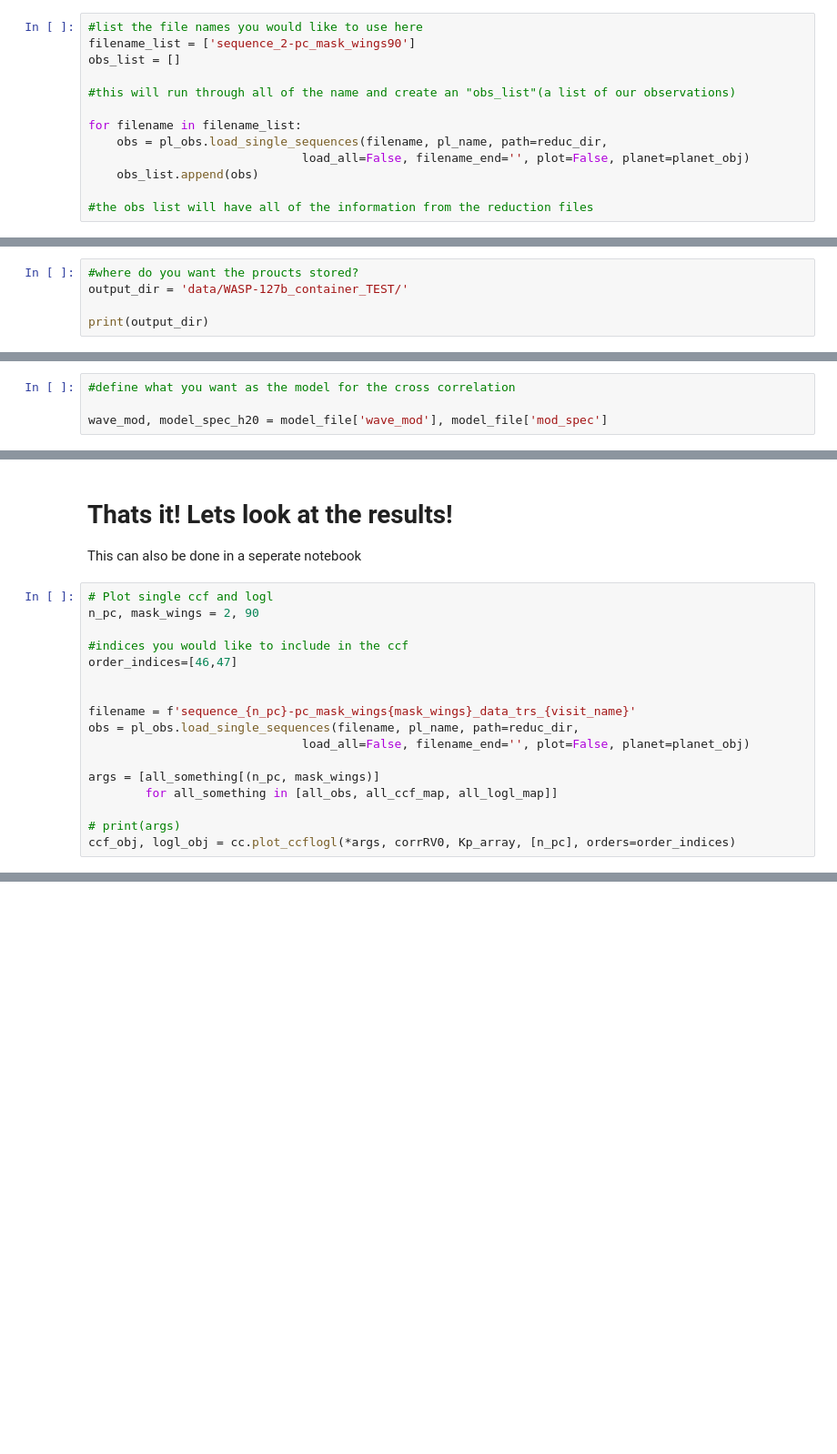
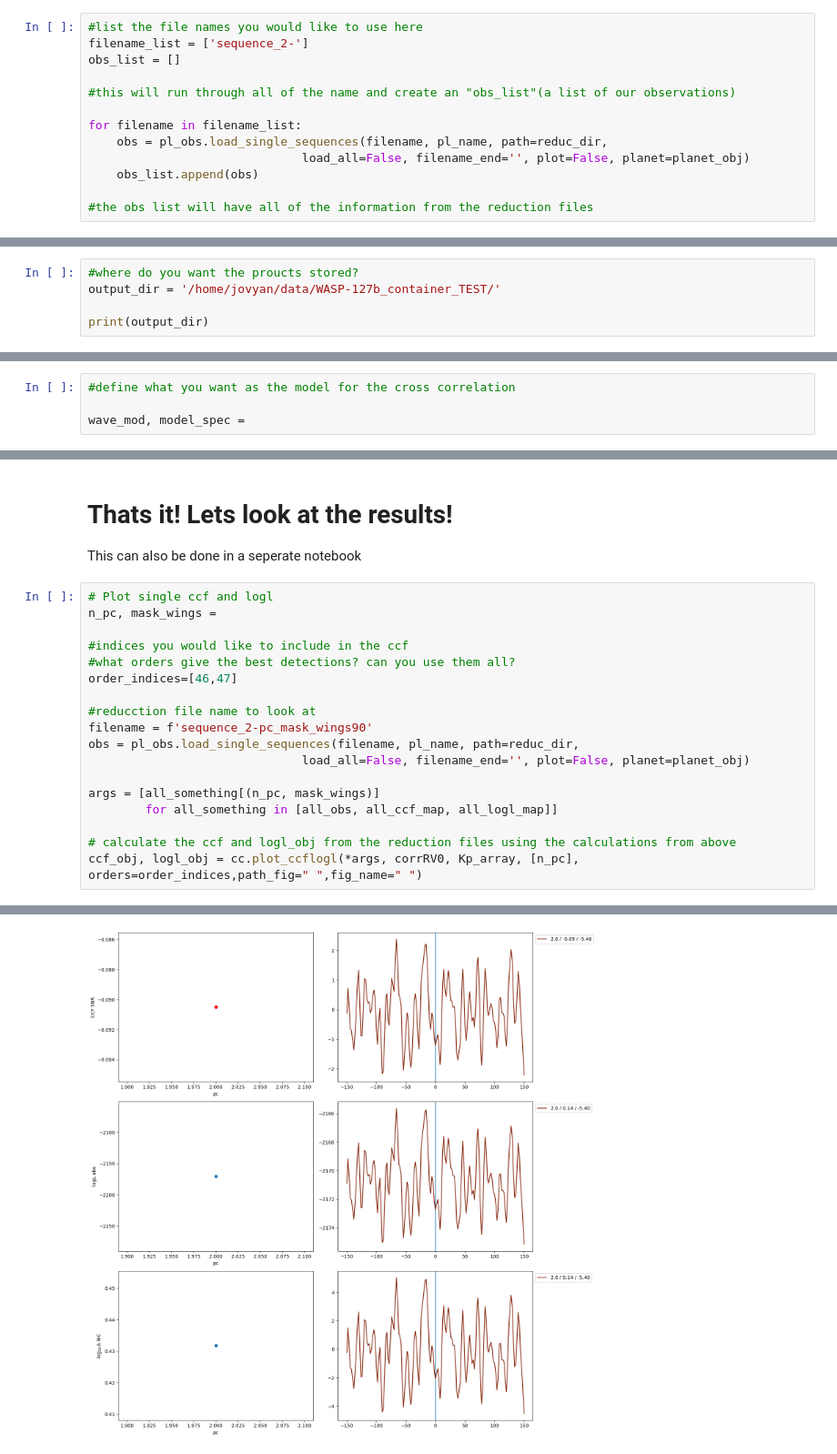
Before and after one commit to georgiamraz/starships_container, a Jupyter notebook: Notebooks/Cross_Correlation.ipynb, the cells around one changed output, grey strips where cells are left out. Shown at 91% size. Saved outputs shown, nothing was run; the diff lists cells and outputs as text; blank space fills up the shorter version.

```diff
--- a/Notebooks/Cross_Correlation.ipynb
+++ b/Notebooks/Cross_Correlation.ipynb
@@ -102,7 +132,7 @@ WARNING:astroquery:ColUnitsWarning: Units conflict for 'st_loggerr2' column. Con
 reduc_dir = '/home/jovyan/data/WASP-127b_container_TEST'
 # %%
 #list the file names you would like to use here
-filename_list = ['sequence_2-pc_mask_wings90']
+filename_list = ['sequence_2-']
 obs_list = []
 
 #this will run through all of the name and create an "obs_list"(a list of our observations)
@@ -154,6 +187,6 @@ kind_trans = 'transmission'
 # %%
 #where do you want the proucts stored?
-output_dir = 'data/WASP-127b_container_TEST/'
+output_dir = '/home/jovyan/data/WASP-127b_container_TEST/'
 
 print(output_dir)
 # %% [output]
@@ -161,5 +194,5 @@ data/WASP-127b_container_TEST/
 # %%
 #define what you want as the model for the cross correlation
 
-wave_mod, model_spec_h20 = model_file['wave_mod'], model_file['mod_spec']
+wave_mod, model_spec =
 # %%
@@ -230,18 +269,20 @@ print(order_indices)
 This can also be done in a seperate notebook
 # %%
 # Plot single ccf and logl
-n_pc, mask_wings = 2, 90
+n_pc, mask_wings =
 
 #indices you would like to include in the ccf
+#what orders give the best detections? can you use them all?
 order_indices=[46,47]
 
-
-filename = f'sequence_{n_pc}-pc_mask_wings{mask_wings}_data_trs_{visit_name}'
+#reducction file name to look at
+filename = f'sequence_2-pc_mask_wings90'
 obs = pl_obs.load_single_sequences(filename, pl_name, path=reduc_dir,
                               load_all=False, filename_end='', plot=False, planet=planet_obj)
 
 args = [all_something[(n_pc, mask_wings)]
         for all_something in [all_obs, all_ccf_map, all_logl_map]]
 
-# print(args)
-ccf_obj, logl_obj = cc.plot_ccflogl(*args, corrRV0, Kp_array, [n_pc], orders=order_indices)
+# calculate the ccf and logl_obj from the reduction files using the calculations from above
+ccf_obj, logl_obj = cc.plot_ccflogl(*args, corrRV0, Kp_array, [n_pc], orders=order_indices,path_fig=" ",fig_name=" ")
+# %% [output]
@@ -247,0 +336 @@ ccf_obj, logl_obj = cc.plot_ccflogl(*args, corrRV0, Kp_array, [n_pc], orders=ord
+[figure, added]
```
Also changed, not shown: parts of 17 cells of this notebook, 6 other files.
